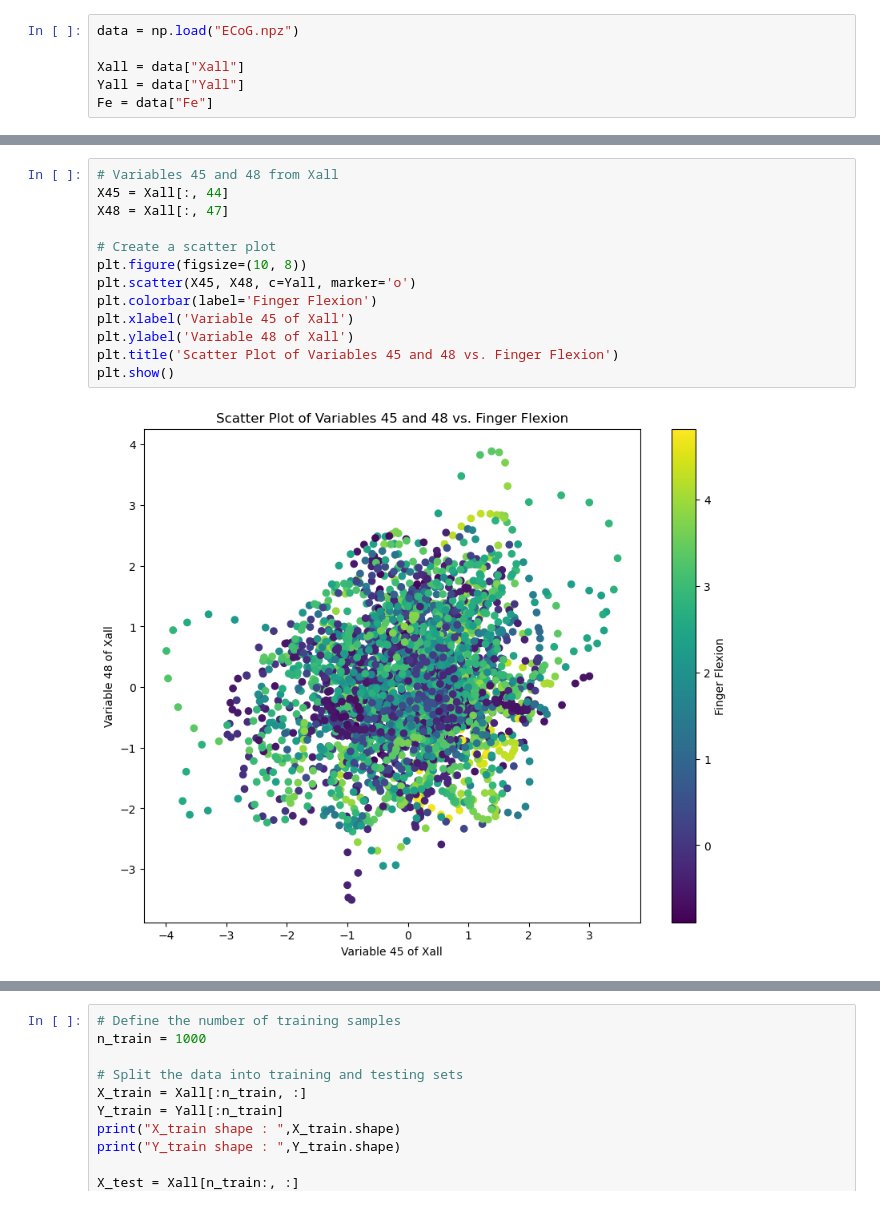
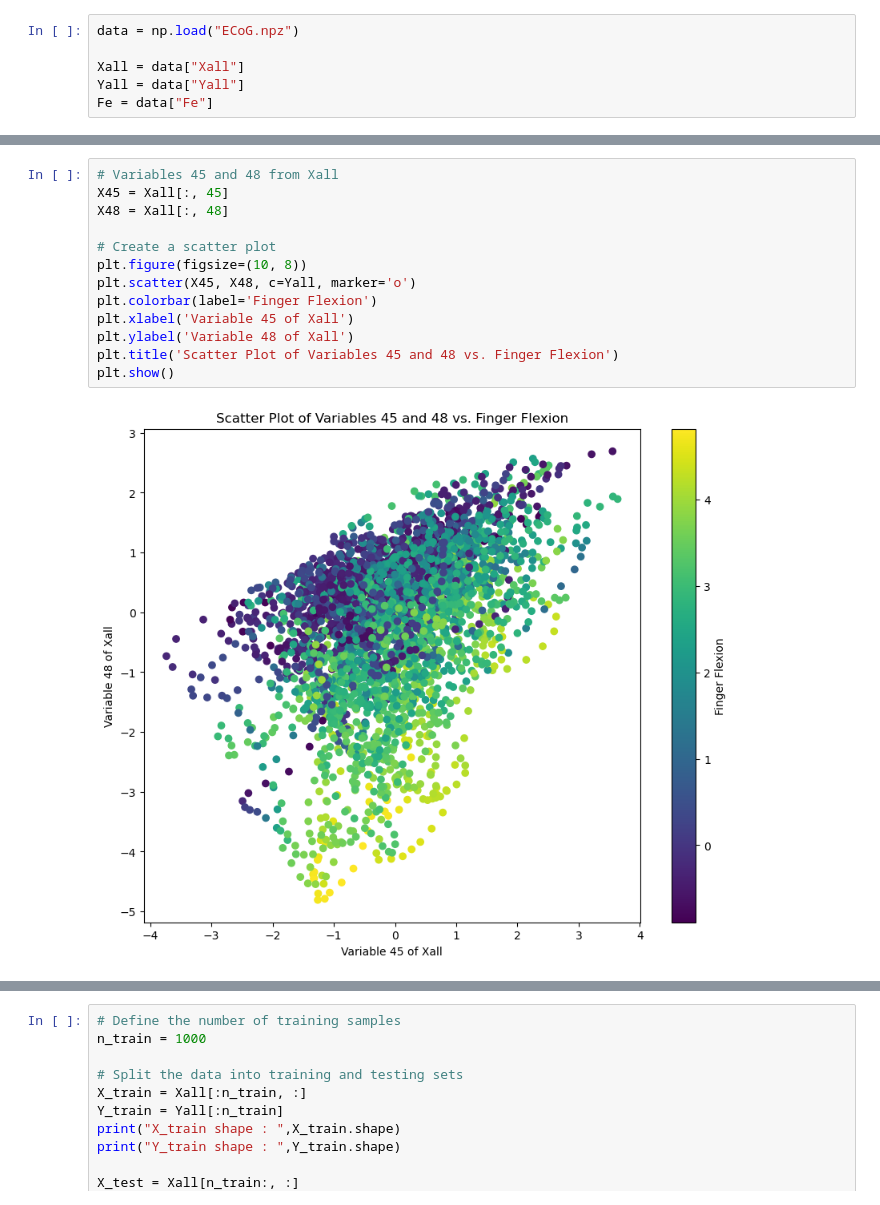
Before and after one commit to Nicolassaint/X-Intro_ML, a Jupyter notebook: code_report2.ipynb, the cells around one changed output, grey strips where cells are left out. Cells and saved outputs as stored; diff of their text form.

```diff
--- a/code_report2.ipynb
+++ b/code_report2.ipynb
@@ -44,15 +50,15 @@ plt.show()
 # %%
 # Variables 45 and 48 from Xall
-X45 = Xall[:, 44]
-X48 = Xall[:, 47]
+X45 = Xall[:, 45]
+X48 = Xall[:, 48]
 
 # Create a scatter plot
 plt.figure(figsize=(10, 8))
 plt.scatter(X45, X48, c=Yall, marker='o')
 plt.colorbar(label='Finger Flexion')
 plt.xlabel('Variable 45 of Xall')
 plt.ylabel('Variable 48 of Xall')
 plt.title('Scatter Plot of Variables 45 and 48 vs. Finger Flexion')
 plt.show()
 # %% [output]
-[figure, old version]
+[figure, new version]
```
Also changed, not shown: parts of 94 cells of this notebook, 2 other files.
